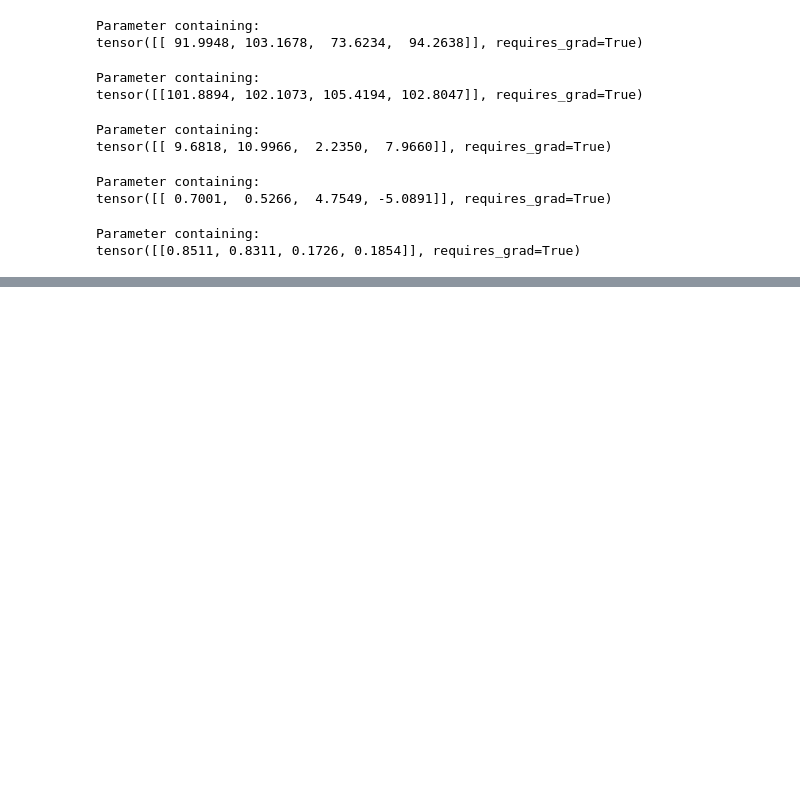
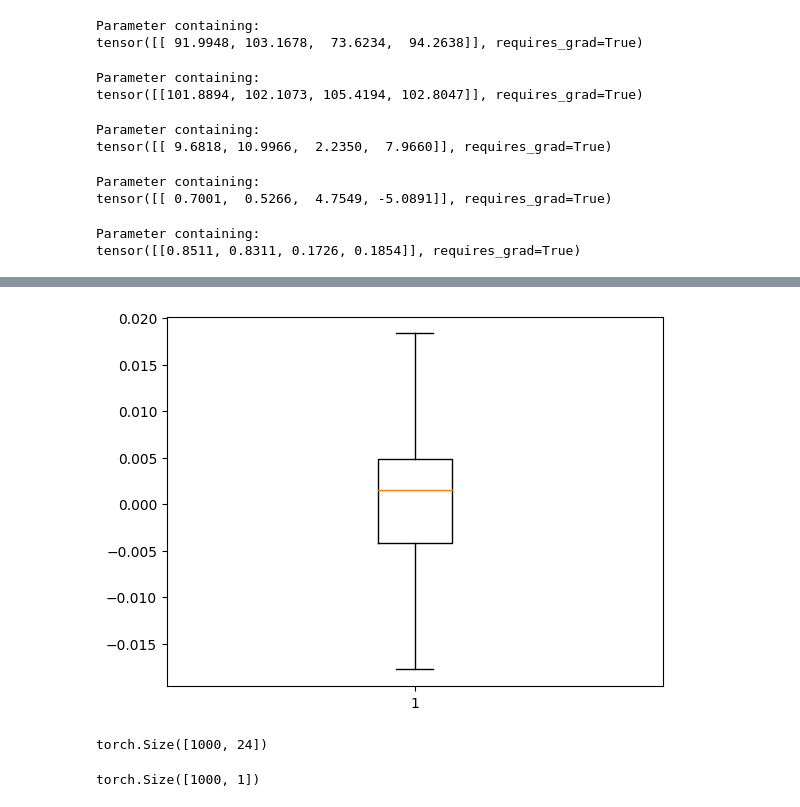
Before and after one commit to Gabriel-Ducrocq/segmentationCryoEM, a Jupyter notebook: visualization.ipynb, the cells around one changed output, grey strips where cells are left out. Drawn from its saved outputs; the diff is of its cells as text; code cells hidden in the pictures; blank space fills up the shorter version.

```diff
--- a/visualization.ipynb
+++ b/visualization.ipynb
@@ -2001,0 +2055,18 @@ tensor([[0.8511, 0.8311, 0.1726, 0.1854]], requires_grad=True)
+# %%
+batch_indexes = torch.tensor([i for i in range(10000)])
+# %%
+model.device = "cpu"
+model.batch_size = 10000
+new_structure, mask_weights, translations, latent_distrib_parameters = model.forward(batch_indexes, None, None)
+# %%
+weights = model.compute_mask()
+latent_variables = model.sample_latent(batch_indexes)
+#features = torch.cat([latent_variables, rotation_angles, rotation_axis], dim=1)
+features = latent_variables
+output = model.decoder.forward(features)
+output = torch.reshape(output, (model.batch_size, model.N_domains,2*3))
+scalars_per_domain = output[:, :, :3]
+ones = torch.ones(size=(model.batch_size, model.N_domains, 1), device=model.device)
+quaternions_per_domain = torch.cat([ones,output[:, :, 3:]], dim=-1)
+rotations_per_residue = model.compute_rotations(quaternions_per_domain, weights)
+new_structure, translations = model.deform_structure(weights, scalars_per_domain, rotations_per_residue)
@@ -2001,0 +2077,5 @@ tensor([[0.8511, 0.8311, 0.1726, 0.1854]], requires_grad=True)
+# %%
+plt.boxplot(translations[5000:, :, 1].detach().numpy().flatten(), showfliers=False)
+plt.show()
+# %% [output]
+[figure, added]
@@ -2001,0 +2086,8 @@ tensor([[0.8511, 0.8311, 0.1726, 0.1854]], requires_grad=True)
+# %%
+output.shape
+# %% [output]
+torch.Size([1000, 24])
+# %%
+batch_indexes.shape
+# %% [output]
+torch.Size([1000, 1])
```
Also changed, not shown: parts of 25 cells of this notebook, 2 other files.
